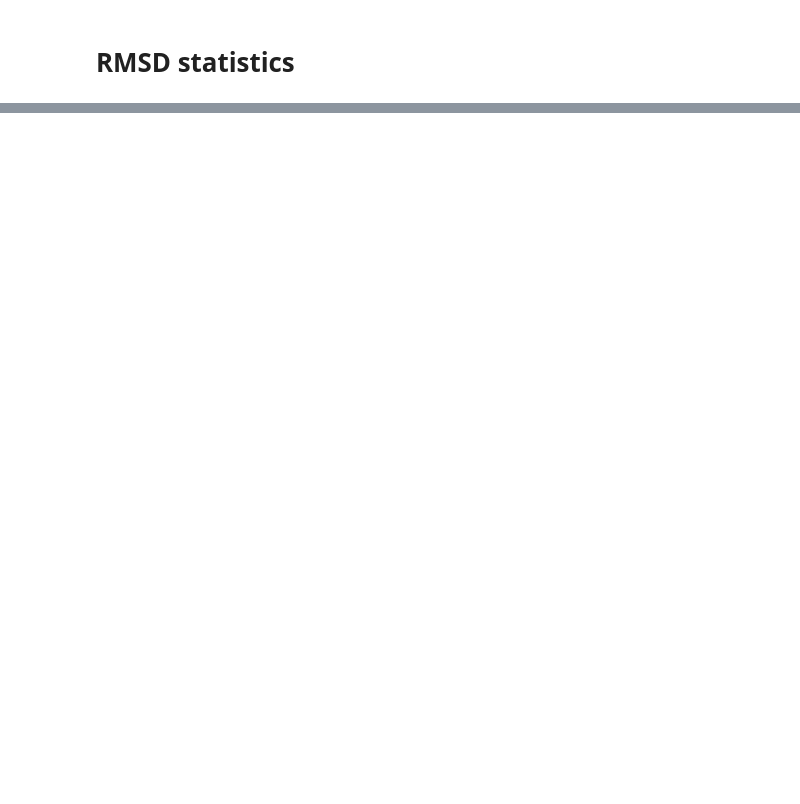
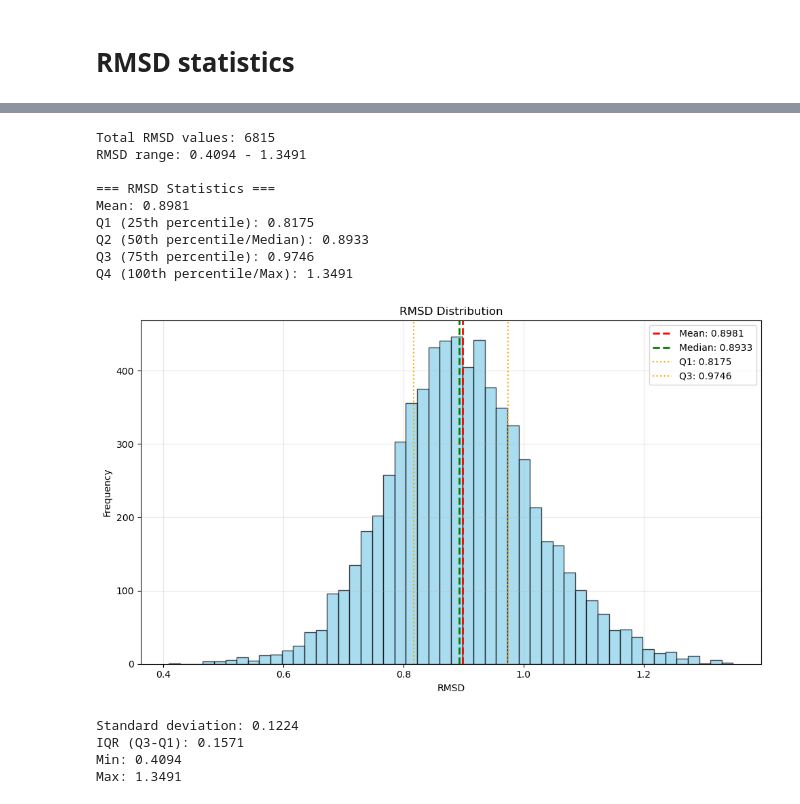
Before and after one commit to seonghann/neural_opt, a Jupyter notebook: data/qm7x/statistics.ipynb, the cells around one changed output, grey strips where cells are left out. Saved outputs shown, nothing was run; the diff lists cells and outputs as text; code cells hidden in the pictures; blank space fills up the shorter version.

```diff
--- a/data/qm7x/statistics.ipynb
+++ b/data/qm7x/statistics.ipynb
@@ -75,0 +118,17 @@ Max: 1.2016
+# %%
+rmsd_data = analyze_rmsd("test.largest.pt")
+# %% [output]
+Total RMSD values: 6815
+RMSD range: 0.4094 - 1.3491
+
+=== RMSD Statistics ===
+Mean: 0.8981
+Q1 (25th percentile): 0.8175
+Q2 (50th percentile/Median): 0.8933
+Q3 (75th percentile): 0.9746
+Q4 (100th percentile/Max): 1.3491
+[figure, added]
+Standard deviation: 0.1224
+IQR (Q3-Q1): 0.1571
+Min: 0.4094
+Max: 1.3491
```
Also changed, not shown: parts of 5 cells of this notebook, 6 other files.
